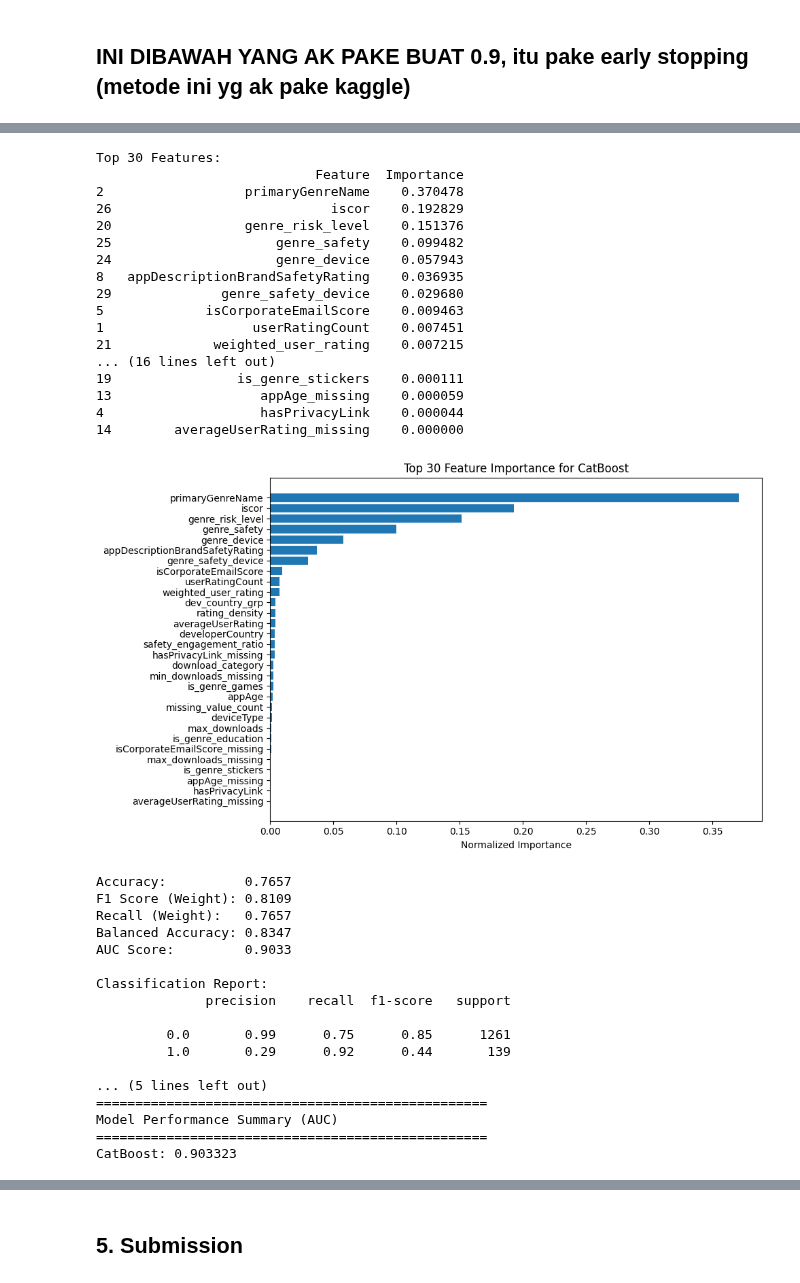
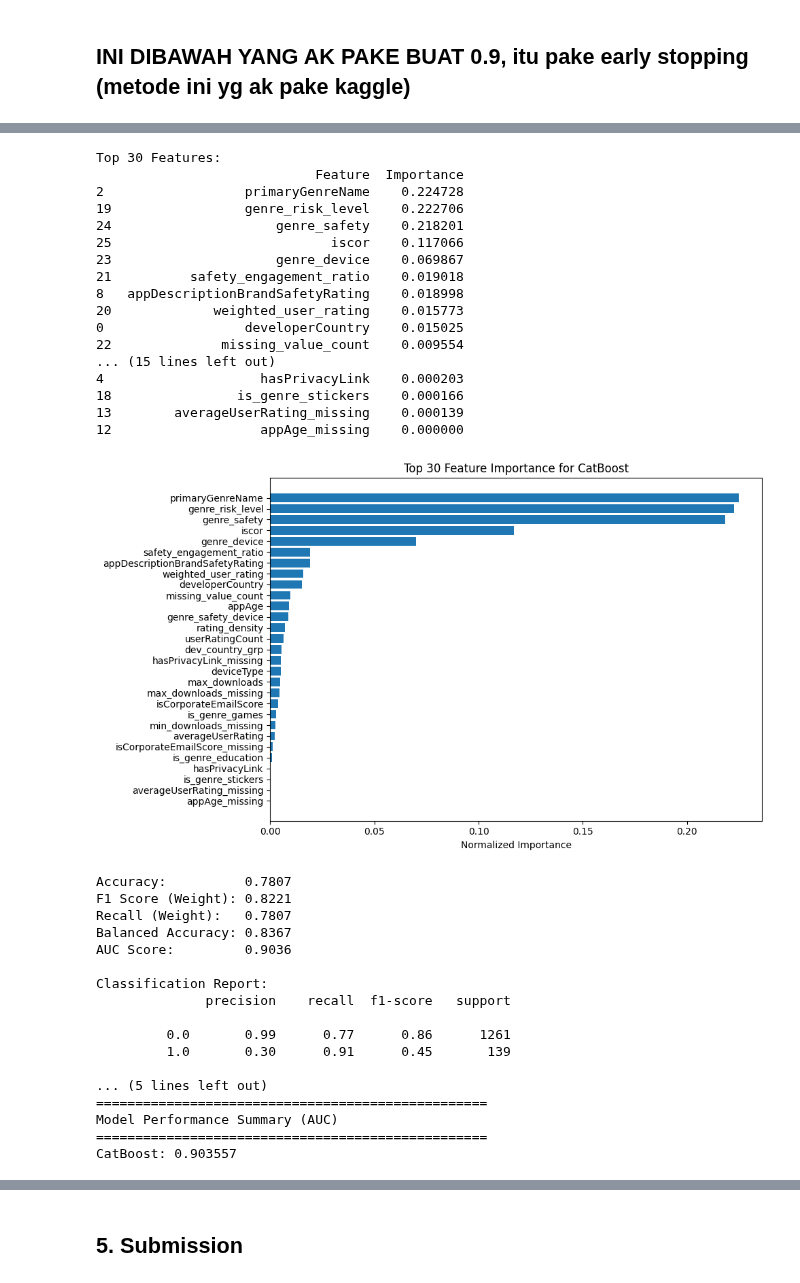
Before and after one commit to Reasondro/FindIT, a Jupyter notebook: Find_IT_Ale_New.ipynb, the cells around one changed output, grey strips where cells are left out. Saved outputs shown, nothing was run; the diff lists cells and outputs as text; code cells hidden in the pictures.

Commit message:
0.9036 mean 0.29 balanced 8367

```diff
--- a/Find_IT_Ale_New.ipynb
+++ b/Find_IT_Ale_New.ipynb
@@ -1177,7 +1177,7 @@ class FeatureCleaner(BaseEstimator, TransformerMixin):
             else:
                 return '>100K'
 
-        result_df['download_category'] = result_df['min_downloads'].apply(categorize_downloads)
+        # result_df['download_category'] = result_df['min_downloads'].apply(categorize_downloads)
         result_df = result_df.drop(columns=['downloads'])
         self.download_cols_ = ['min_downloads', 'max_downloads', 'avg_downloads']
         return result_df
@@ -2180,7 +2180,7 @@ cat_features = [
     'deviceType',
     'hasPrivacyLink',
     'appDescriptionBrandSafetyRating',
-    'download_category',
+    # 'download_category',
     "iscor",
     "genre_device",
     "genre_safety",
@@ -2338,7 +2338,7 @@ models = {
         # depth=6, ## ? better ish 10,6??
         # depth=12, ## ? better ish 10,6??
         # depth=14, ## ? better ish 10,6??
-        depth=9, ## ? better ish 10,6??
+        depth=11, ## ? better ish 10,6??
 
         # depth=10, ## ? better ish 10,6??
         l2_leaf_reg=10, ##? better ish
@@ -2384,36 +2384,36 @@ Shrink model to first 33 iterations.
 Top 30 Features:
                             Feature  Importance
-2                  primaryGenreName    0.370478
-26                            iscor    0.192829
-20                 genre_risk_level    0.151376
-25                     genre_safety    0.099482
-24                     genre_device    0.057943
-8   appDescriptionBrandSafetyRating    0.036935
-29              genre_safety_device    0.029680
-5             isCorporateEmailScore    0.009463
-1                   userRatingCount    0.007451
-21             weighted_user_rating    0.007215
-... (16 lines left out)
-19                is_genre_stickers    0.000111
-13                   appAge_missing    0.000059
-4                    hasPrivacyLink    0.000044
-14        averageUserRating_missing    0.000000
+2                  primaryGenreName    0.224728
+19                 genre_risk_level    0.222706
+24                     genre_safety    0.218201
+25                            iscor    0.117066
+23                     genre_device    0.069867
+21          safety_engagement_ratio    0.019018
+8   appDescriptionBrandSafetyRating    0.018998
+20             weighted_user_rating    0.015773
+0                  developerCountry    0.015025
+22              missing_value_count    0.009554
+... (15 lines left out)
+4                    hasPrivacyLink    0.000203
+18                is_genre_stickers    0.000166
+13        averageUserRating_missing    0.000139
+12                   appAge_missing    0.000000
-[figure, old version]
+[figure, new version]
-Accuracy:          0.7657
-F1 Score (Weight): 0.8109
-Recall (Weight):   0.7657
-Balanced Accuracy: 0.8347
-AUC Score:         0.9033
+Accuracy:          0.7807
+F1 Score (Weight): 0.8221
+Recall (Weight):   0.7807
+Balanced Accuracy: 0.8367
+AUC Score:         0.9036
 
 Classification Report:
               precision    recall  f1-score   support
 
-         0.0       0.99      0.75      0.85      1261
-         1.0       0.29      0.92      0.44       139
+         0.0       0.99      0.77      0.86      1261
+         1.0       0.30      0.91      0.45       139
 
 ... (5 lines left out)
 ==================================================
 Model Performance Summary (AUC)
 ==================================================
-CatBoost: 0.903323
+CatBoost: 0.903557
 # %%
```
Also changed, not shown: parts of 10 cells of this notebook.
